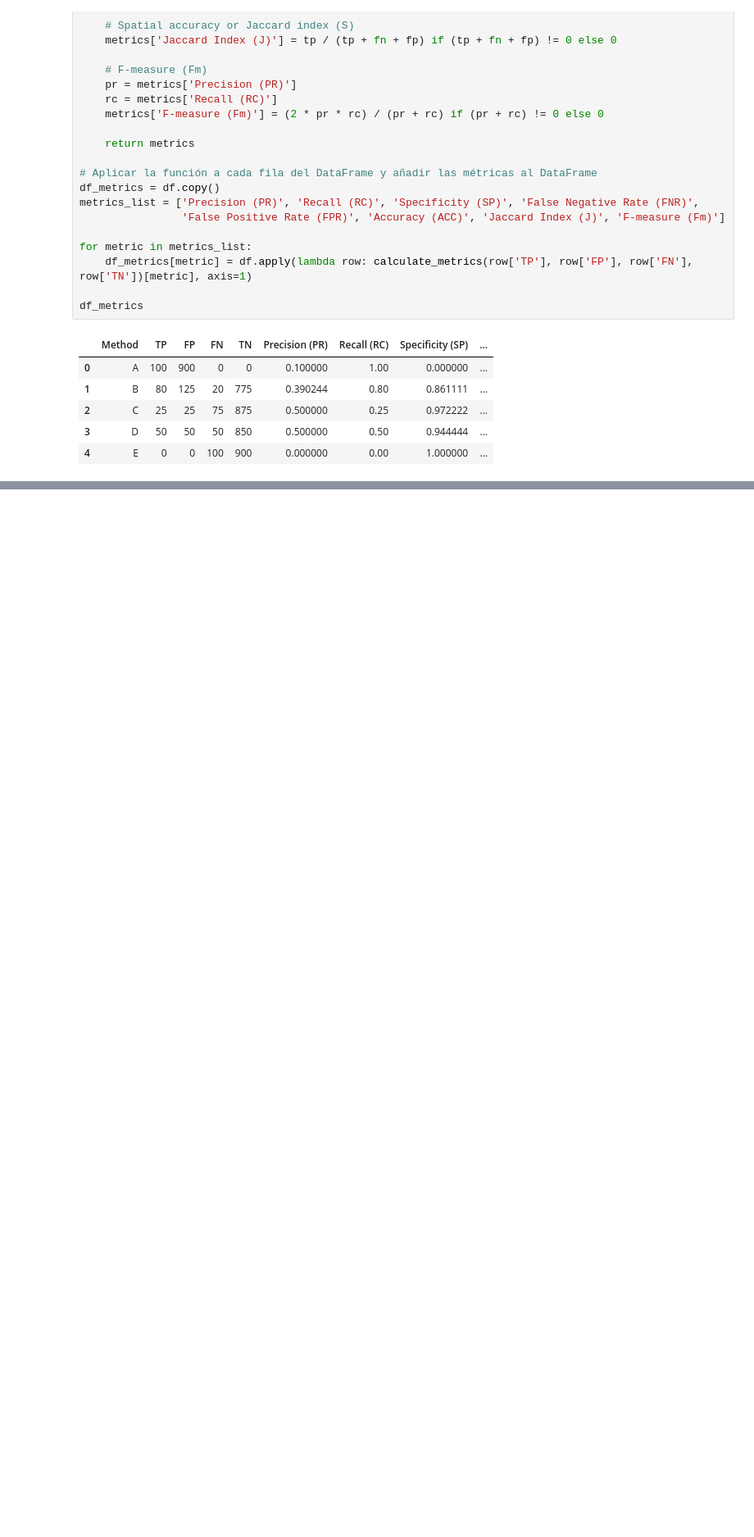
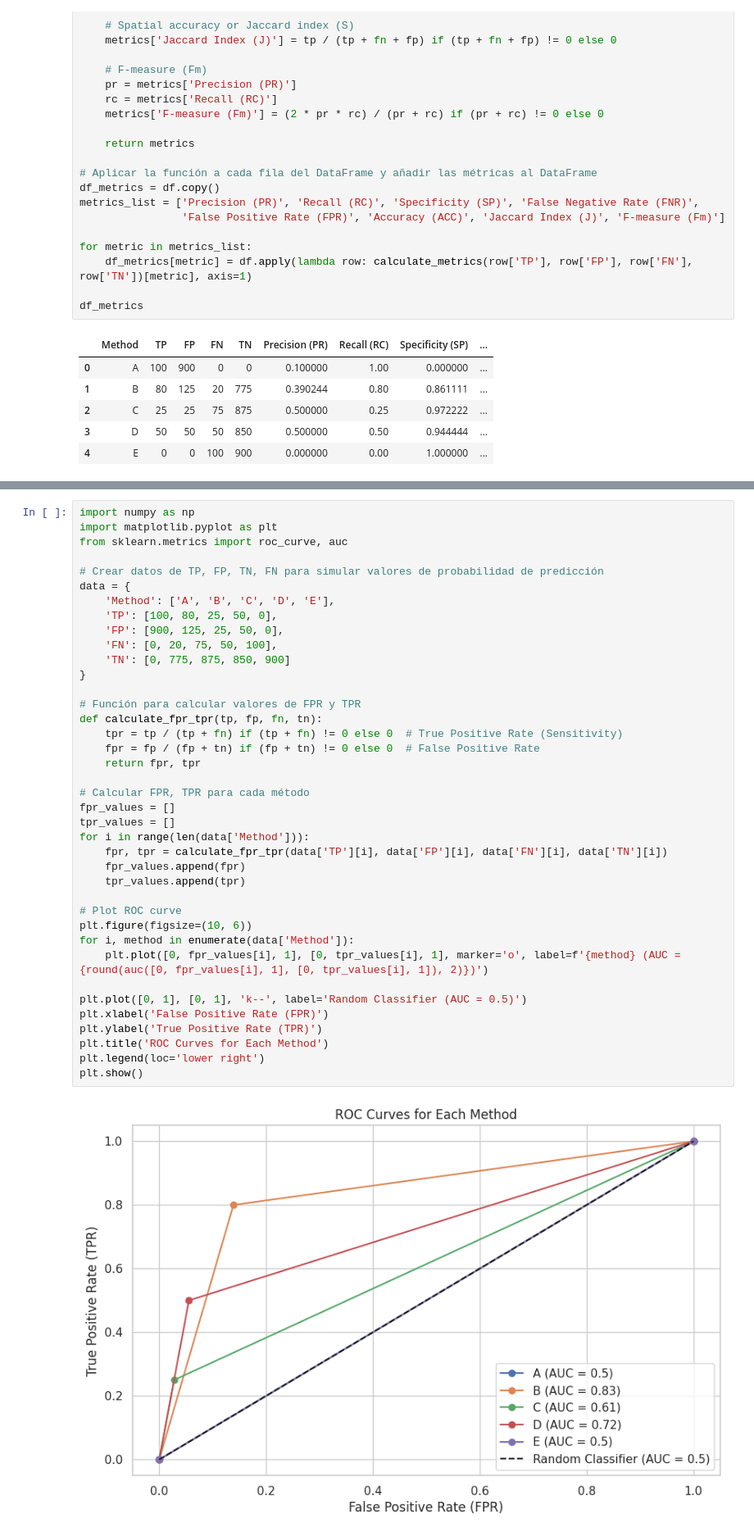
Before and after one commit to martacuevasr/Lab2_Computational_learning, a Jupyter notebook: taskA/Classification.ipynb, the cells around one changed output, grey strips where cells are left out. Shown: that part at 82% size. Drawn from its saved outputs; the diff is of its cells as text; blank space fills up the shorter version.

```diff
--- a/taskA/Classification.ipynb
+++ b/taskA/Classification.ipynb
@@ -89,0 +247,41 @@ df_metrics
+# %%
+import numpy as np
+import matplotlib.pyplot as plt
+from sklearn.metrics import roc_curve, auc
+
+# Crear datos de TP, FP, TN, FN para simular valores de probabilidad de predicción
+data = {
+    'Method': ['A', 'B', 'C', 'D', 'E'],
+    'TP': [100, 80, 25, 50, 0],
+    'FP': [900, 125, 25, 50, 0],
+    'FN': [0, 20, 75, 50, 100],
+    'TN': [0, 775, 875, 850, 900]
+}
+
+# Función para calcular valores de FPR y TPR
+def calculate_fpr_tpr(tp, fp, fn, tn):
+    tpr = tp / (tp + fn) if (tp + fn) != 0 else 0  # True Positive Rate (Sensitivity)
+    fpr = fp / (fp + tn) if (fp + tn) != 0 else 0  # False Positive Rate
+    return fpr, tpr
+
+# Calcular FPR, TPR para cada método
+fpr_values = []
+tpr_values = []
+for i in range(len(data['Method'])):
+    fpr, tpr = calculate_fpr_tpr(data['TP'][i], data['FP'][i], data['FN'][i], data['TN'][i])
+    fpr_values.append(fpr)
+    tpr_values.append(tpr)
+
+# Plot ROC curve
+plt.figure(figsize=(10, 6))
+for i, method in enumerate(data['Method']):
+    plt.plot([0, fpr_values[i], 1], [0, tpr_values[i], 1], marker='o', label=f'{method} (AUC = {round(auc([0, fpr_values[i], 1], [0, tpr_values[i], 1]), 2)})')
+
+plt.plot([0, 1], [0, 1], 'k--', label='Random Classifier (AUC = 0.5)')
+plt.xlabel('False Positive Rate (FPR)')
+plt.ylabel('True Positive Rate (TPR)')
+plt.title('ROC Curves for Each Method')
+plt.legend(loc='lower right')
+plt.show()
+# %% [output]
+[figure, added]
```
Also changed, not shown: parts of 7 cells of this notebook, 8 other files.
